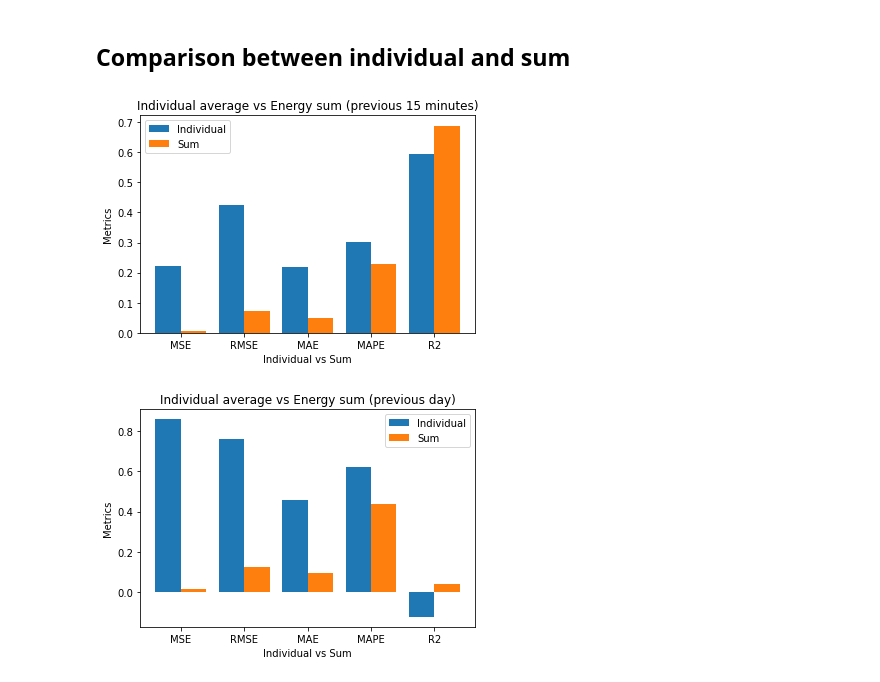
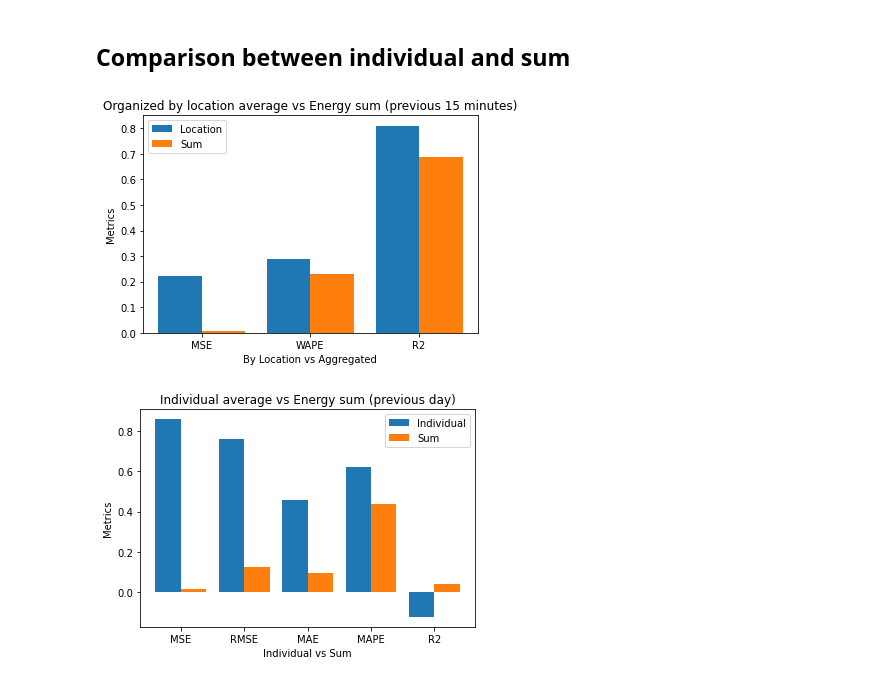
Before and after one commit to franciscomonteiro85/rec-energy-prediction-algorithm, a Jupyter notebook: REC_Without_ML.ipynb, the cells around one changed output. Drawn from its saved outputs; the diff is of its cells as text; code cells hidden in the pictures.

Commit message:
Added non ml location prediction

```diff
--- a/REC_Without_ML.ipynb
+++ b/REC_Without_ML.ipynb
@@ -191,9 +162 @@ X_previous_week
 ### Previous 15 minutes
-# %%
-metrics_15_list = []
-for house in X_last15:
-    print("\tHouse {}".format(house))
-    mse, rmse, mae, mape, r2 = no_ml_predict(X_last15[house], y_last15[house])
-    metrics_15_list.append((mse,rmse,mae,mape,r2))
-    plot_results(X_last15[house], y_last15[house], "House {} 15 minutes".format(house))
-    print()
@@ -243,0 +181,2 @@ R2: 0.7132
+# %%
+mse_15, wape_15, r2_15 = no_ml_predict(X15, y15)
@@ -417,4 +260,7 @@ y_total_15
 35135 rows × 1 columns
+# %%
+X_total_15_norm, scaler = normalize_training(X_total_15)
+y_total_15_norm = scaler.transform(y_total_15)
 # %% [markdown]
 ### Previous day at same hour prediction data
 # %%
@@ -509 +359,3 @@ MAPE: 23.0000
 R2: 0.6881
+# %%
+mse_total_15, wape_total_15, r2_total_15 = no_ml_predict(X_total_15_norm, y_total_15_norm)
@@ -542,18 +406,18 @@ plot_results(X_total_prev_week, y_total_prev_week, "Last week sum")
 # %% [markdown]
 ## Comparison between individual and sum
 # %%
-X_names = ("MSE", "RMSE", "MAE", "MAPE", "R2")
+X_names = ("MSE", "WAPE", "R2")
 X_axis = np.arange(len(X_names))
-plt.bar(X_axis - 0.2, (mse_15, rmse_15, mae_15, mape_15, r2_15), 0.4, label = 'Individual')
-plt.bar(X_axis + 0.2, (mse_total_15, rmse_total_15, mae_total_15, mape_total_15, r2_total_15), 0.4, label = 'Sum')
+plt.bar(X_axis - 0.2, (mse_15, wape_15, r2_15), 0.4, label = 'Location')
+plt.bar(X_axis + 0.2, (mse_total_15, wape_total_15, r2_total_15), 0.4, label = 'Sum')
 plt.xticks(X_axis, X_names)
-plt.xlabel("Individual vs Sum")
+plt.xlabel("By Location vs Aggregated")
 plt.ylabel("Metrics")
-plt.title("Individual average vs Energy sum (previous 15 minutes)")
+plt.title("Organized by location average vs Energy sum (previous 15 minutes)")
 plt.legend()
 plt.show()
 # %% [output]
-[figure, old version]
+[figure, new version]
 # %%
 plt.bar(X_axis - 0.2, (mse_prev_day, rmse_prev_day, mae_prev_day, mape_prev_day, r2_prev_day), 0.4, label = 'Individual')
 plt.bar(X_axis + 0.2, (mse_total_prev_day, rmse_total_prev_day, mae_total_prev_day, mape_total_prev_day, r2_total_prev_day), 0.4, label = 'Sum')
```
Also changed, not shown: parts of 37 cells of this notebook, 1 other file.
